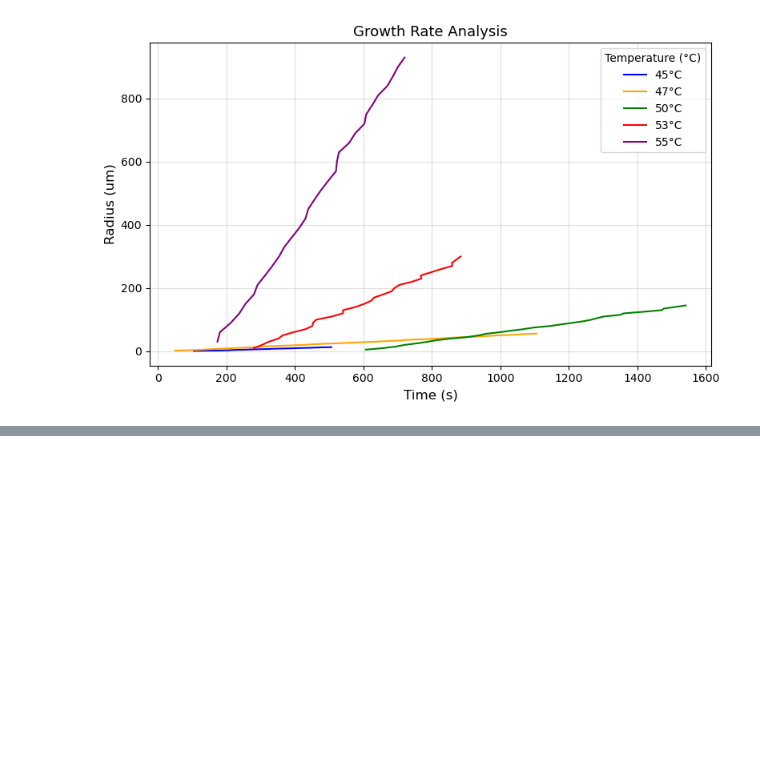
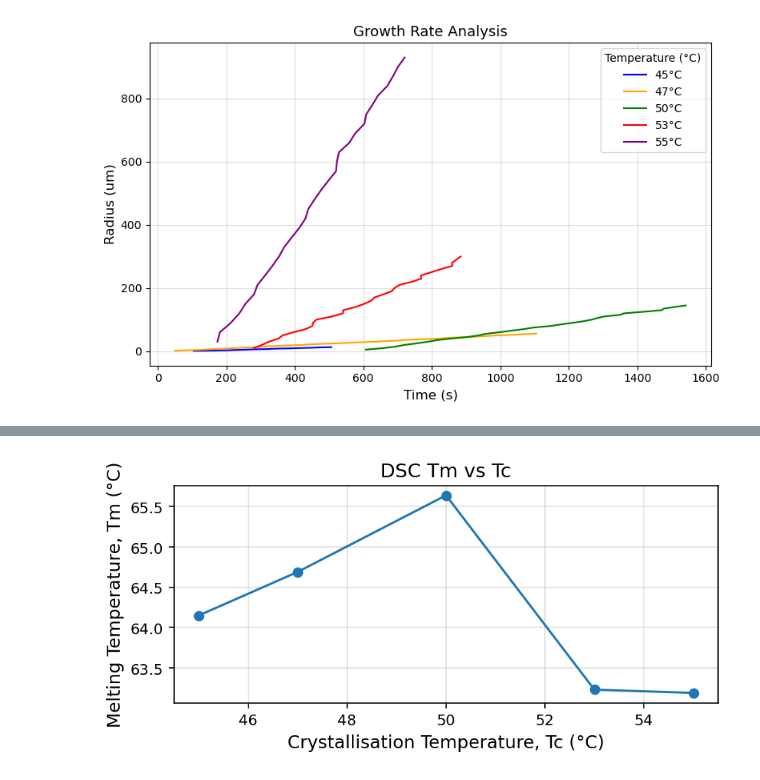
Before and after one commit to Thomas-J-Fish/II_Materials, a Jupyter notebook: P3_Polymer_Crystallisation/GR_analysis.ipynb, the cells around one changed output, grey strips where cells are left out. Cells and saved outputs as stored; diff of their text form; code cells hidden in the pictures; blank space fills up the shorter version.

```diff
--- a/P3_Polymer_Crystallisation/GR_analysis.ipynb
+++ b/P3_Polymer_Crystallisation/GR_analysis.ipynb
@@ -49,0 +50,17 @@ plt.show()
+# %%
+df = pd.read_csv("DSC_data/DSC_Tm_Tc.csv")
+
+# --- Plot ---
+plt.figure(figsize=(6, 3), dpi=140)
+plt.plot(df['Tc'], df['Tm'], marker='o', color='tab:blue', lw=1.5)
+
+# --- Formatting ---
+plt.title('DSC Tm vs Tc', fontsize=13)
+plt.xlabel('Crystallisation Temperature, Tc (°C)', fontsize=12)
+plt.ylabel('Melting Temperature, Tm (°C)', fontsize=12)
+plt.grid(True, alpha=0.4)
+plt.tight_layout()
+plt.savefig('DSC_Tm_vs_Tc.png', dpi=1000)
+plt.show()
+# %% [output]
+[figure, added]
```
Also changed, not shown: parts of 1 cell of this notebook, 5 other files.
